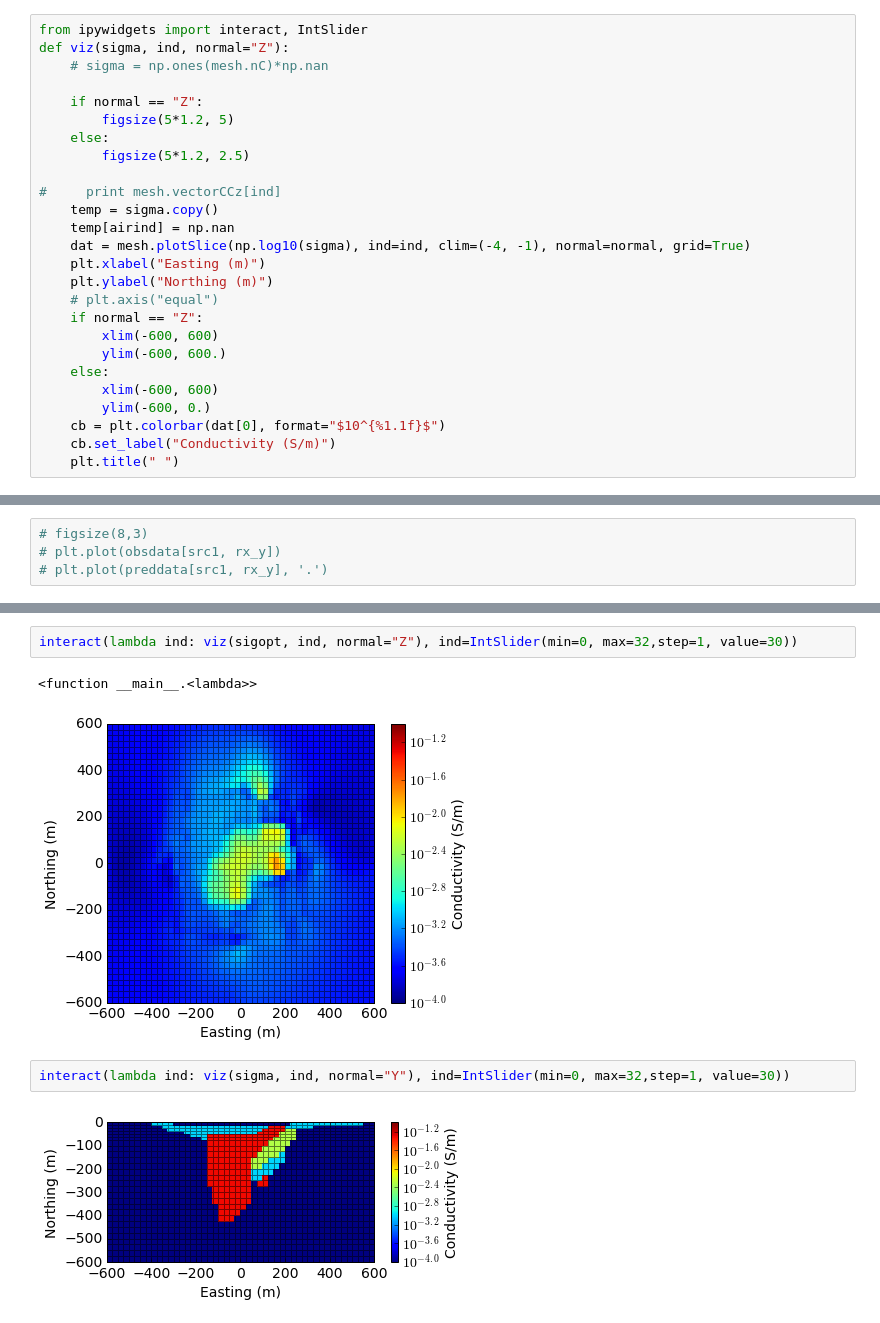
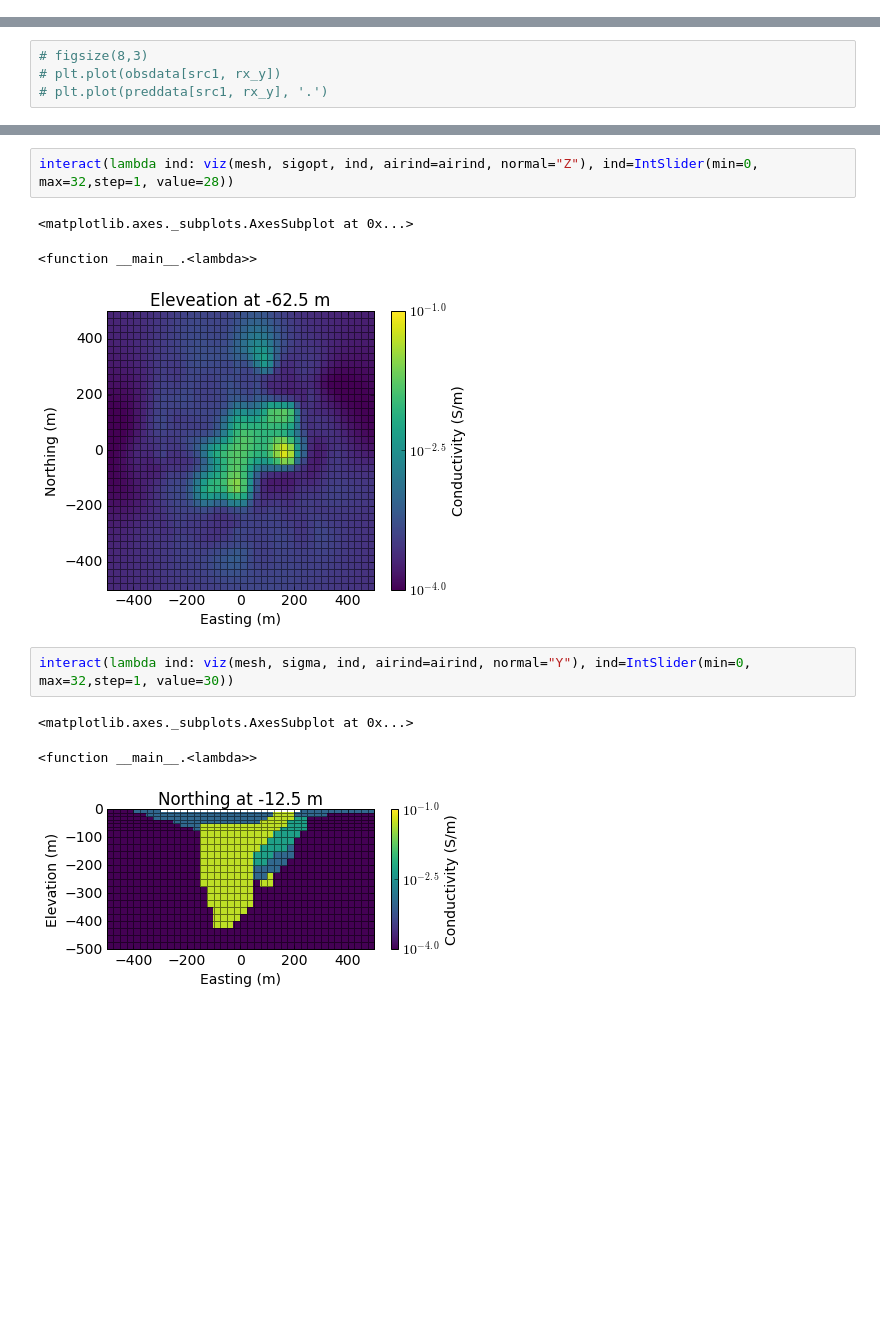
Before and after one commit to simpeg/presentations, a Jupyter notebook: SciPy2016/notebooks/DC/DCinv_Gradient.ipynb, the cells around one changed output, grey strips where cells are left out. Cells and saved outputs as stored; diff of their text form; blank space fills up the shorter version.

```diff
--- a/SciPy2016/notebooks/DC/DCinv_Gradient.ipynb
+++ b/SciPy2016/notebooks/DC/DCinv_Gradient.ipynb
@@ -20,26 +27,0 @@ sigma = mesh.readModelUBC("VTKout_DC.dat")
-# %%
-from ipywidgets import interact, IntSlider
-def viz(sigma, ind, normal="Z"):
-    # sigma = np.ones(mesh.nC)*np.nan
-
-    if normal == "Z":
-        figsize(5*1.2, 5)
-    else:
-        figsize(5*1.2, 2.5)
-
-#     print mesh.vectorCCz[ind]
-    temp = sigma.copy()
-    temp[airind] = np.nan
-    dat = mesh.plotSlice(np.log10(sigma), ind=ind, clim=(-4, -1), normal=normal, grid=True)
-    plt.xlabel("Easting (m)")
-    plt.ylabel("Northing (m)")
-    # plt.axis("equal")
-    if normal == "Z":
-        xlim(-600, 600)
-        ylim(-600, 600.)
-    else:
-        xlim(-600, 600)
-        ylim(-600, 0.)
-    cb = plt.colorbar(dat[0], format="$10^{%1.1f}$")
-    cb.set_label("Conductivity (S/m)")
-    plt.title(" ")
@@ -297,10 +295,13 @@ interact(lambda ind: viz(sigma, ind, normal="Z"), ind=IntSlider(min=0, max=32,st
 # %%
-interact(lambda ind: viz(sigopt, ind, normal="Z"), ind=IntSlider(min=0, max=32,step=1, value=30))
+interact(lambda ind: viz(mesh, sigopt, ind, airind=airind, normal="Z"), ind=IntSlider(min=0, max=32,step=1, value=28))
 # %% [output]
-<function __main__.<lambda>>
+<matplotlib.axes._subplots.AxesSubplot at 0x...>
+<function __main__.<lambda>>
-[figure, old version]
+[figure, new version]
 # %%
-interact(lambda ind: viz(sigma, ind, normal="Y"), ind=IntSlider(min=0, max=32,step=1, value=30))
+interact(lambda ind: viz(mesh, sigma, ind, airind=airind, normal="Y"), ind=IntSlider(min=0, max=32,step=1, value=30))
 # %% [output]
+<matplotlib.axes._subplots.AxesSubplot at 0x...>
+<function __main__.<lambda>>
-[figure, old version]
+[figure, new version]
 # %%
```
Also changed, not shown: parts of 42 cells of this notebook, 12 other files.
